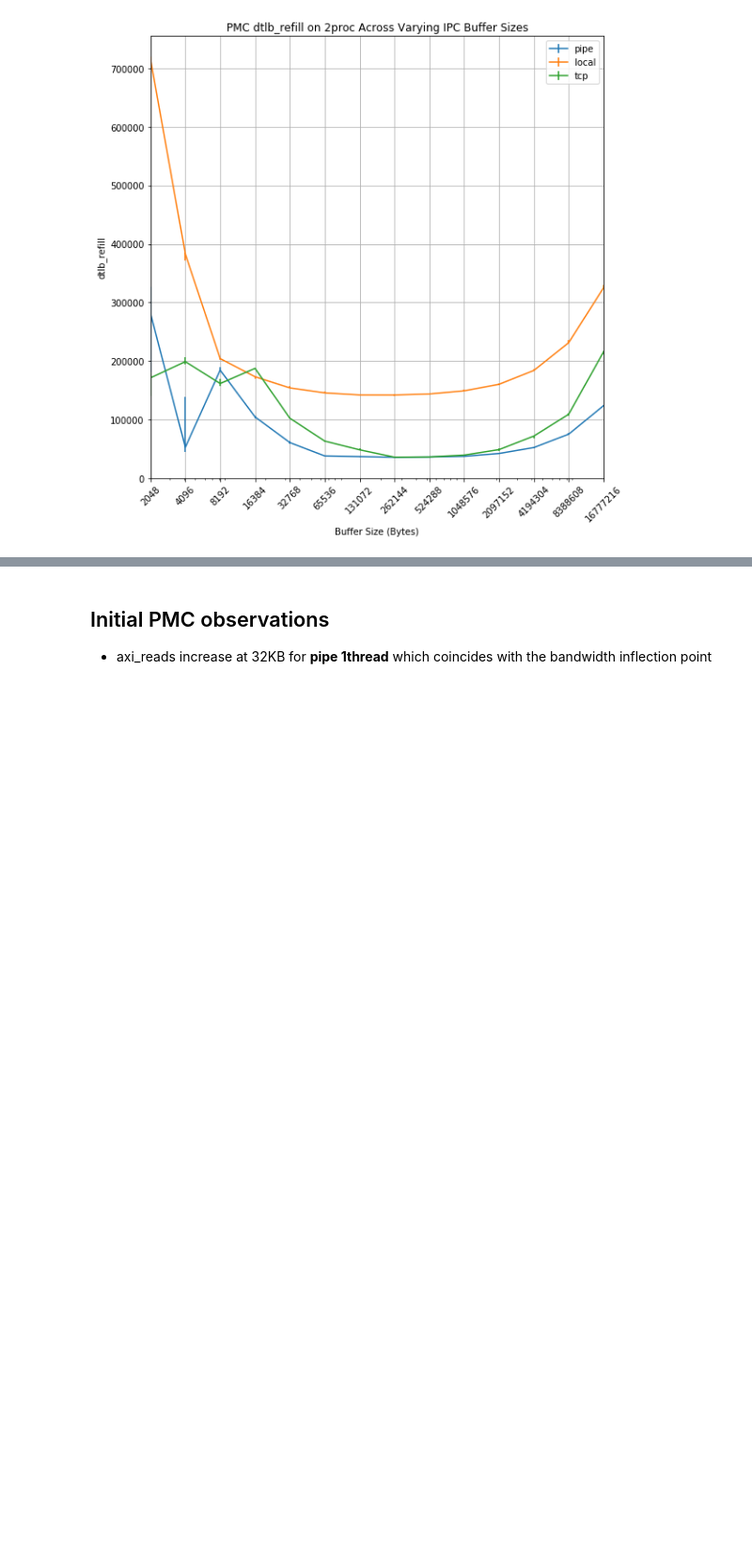
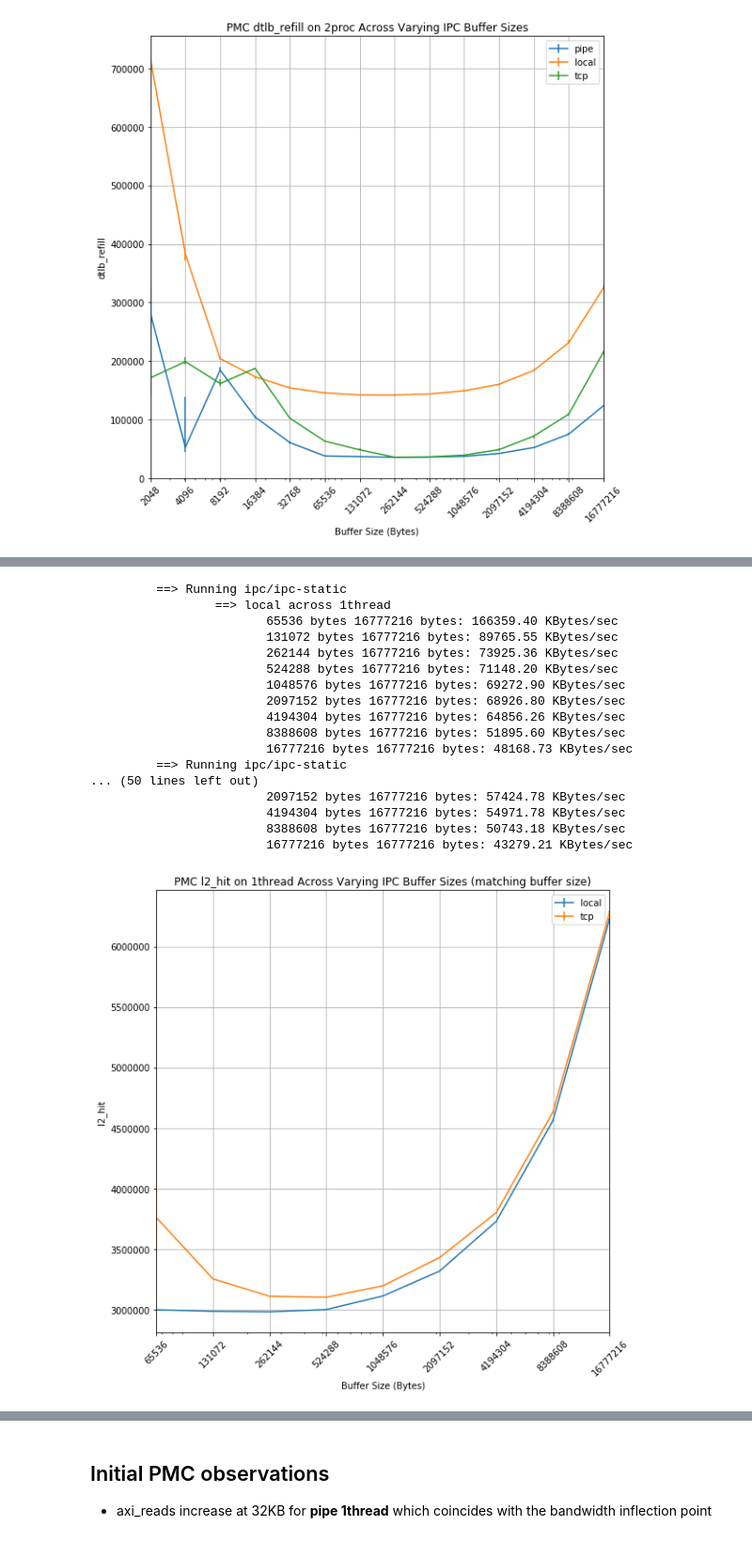
Before and after one commit to Michael137/os, a Jupyter notebook: l41-labs/lab2/lab2.ipynb, the cells around one changed output, grey strips where cells are left out. Shown at 94% size. Drawn from its saved outputs; the diff is of its cells as text; code cells hidden in the pictures; blank space fills up the shorter version.

```diff
--- a/l41-labs/lab2/lab2.ipynb
+++ b/l41-labs/lab2/lab2.ipynb
@@ -1283,4 +1352,23 @@ graph_pmc(["pipe", "local", "tcp"], "2proc", "l1d", ["l1d_hits"], flags = "-s")
 # %%
-graph_pmc(["pipe", "local", "tcp"], "1thread", "l2", ["l2_hit"], flags = "-s")
-graph_pmc(["pipe", "local", "tcp"], "2thread", "l2", ["l2_hit"], flags = "-s")
-graph_pmc(["pipe", "local", "tcp"], "2proc", "l2", ["l2_hit"], flags = "-s")
+graph_pmc(["local", "tcp"], "1thread", "l2", ["l2_hit"], flags = "-s")
+graph_pmc(["local", "tcp"], "2thread", "l2", ["l2_hit"], flags = "-s")
+graph_pmc(["local", "tcp"], "2proc", "l2", ["l2_hit"], flags = "-s")
+# %% [output]
+         ==> Running ipc/ipc-static
+                 ==> local across 1thread
+                        65536 bytes 16777216 bytes: 166359.40 KBytes/sec
+                        131072 bytes 16777216 bytes: 89765.55 KBytes/sec
+                        262144 bytes 16777216 bytes: 73925.36 KBytes/sec
+                        524288 bytes 16777216 bytes: 71148.20 KBytes/sec
+                        1048576 bytes 16777216 bytes: 69272.90 KBytes/sec
+                        2097152 bytes 16777216 bytes: 68926.80 KBytes/sec
+                        4194304 bytes 16777216 bytes: 64856.26 KBytes/sec
+                        8388608 bytes 16777216 bytes: 51895.60 KBytes/sec
+                        16777216 bytes 16777216 bytes: 48168.73 KBytes/sec
+         ==> Running ipc/ipc-static
+... (50 lines left out)
+                        2097152 bytes 16777216 bytes: 57424.78 KBytes/sec
+                        4194304 bytes 16777216 bytes: 54971.78 KBytes/sec
+                        8388608 bytes 16777216 bytes: 50743.18 KBytes/sec
+                        16777216 bytes 16777216 bytes: 43279.21 KBytes/sec
+[figure, added]
```
Also changed, not shown: parts of 6 cells of this notebook.
